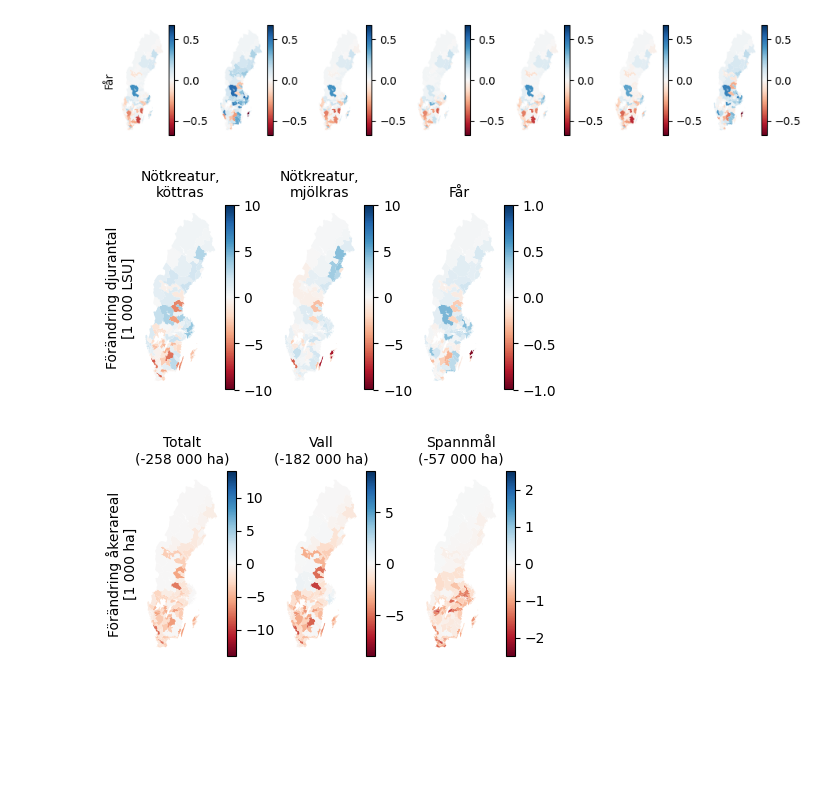
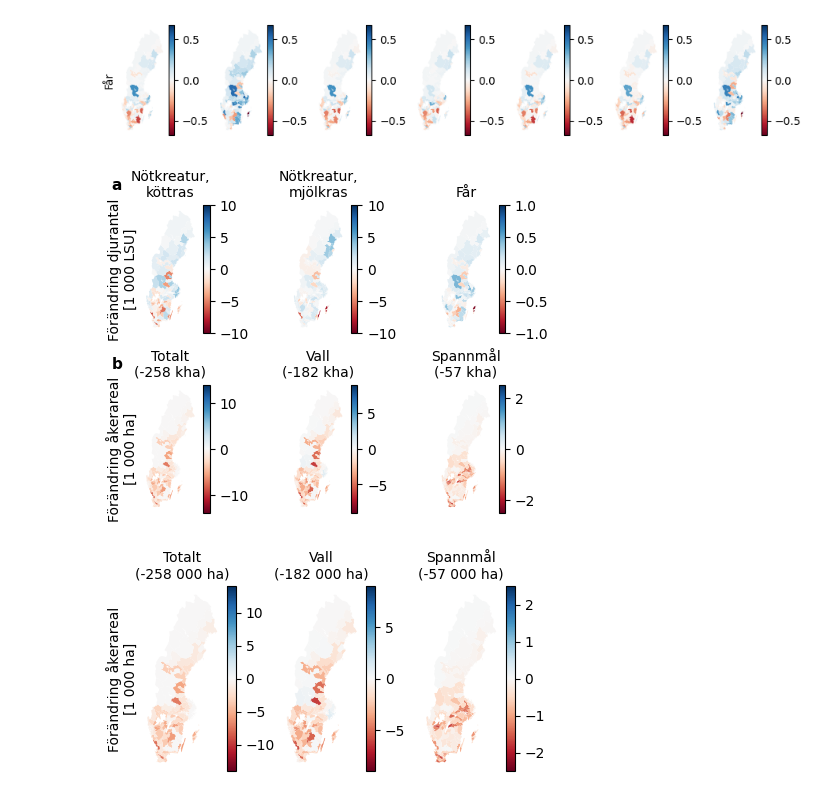
Before and after one commit to karlssonjo/seminatgrass, a Jupyter notebook: figs4swe_summary.ipynb, the cells around one changed output. Saved outputs shown, nothing was run; the diff lists cells and outputs as text; code cells hidden in the pictures; blank space fills up the shorter version.

Commit message:
Updated figures

```diff
--- a/figs4swe_summary.ipynb
+++ b/figs4swe_summary.ipynb
@@ -302,7 +288,7 @@ for scn in [s for s in sort if s != 'BL']:
         sort_xlabels=False,
         sort_groups=False,
         cmap=ListedColormap(name='X', colors=['#238b45','#bae4b3', '#6a51a3', '#cbc9e2', '#cb181d', '#fcae91', '#6baed6']),
-        ylabel='Djurantal [1,000 LSU]',
+        ylabel='Djurantal [1 000 LSU]',
         ylabel_fontsize=9,
         grouplabels_fontsize=9,
         ticklabels_fontsize=9,
@@ -351,13 +337,6 @@ STEERS
 # %% [markdown]
 ## Maps
 # %%
-def no_axis(ax):
-    ax.spines['top'].set_visible(False)
-    ax.spines['right'].set_visible(False)
-    ax.spines['bottom'].set_visible(False)
-    ax.spines['left'].set_visible(False)
-    ax.tick_params(left=False, bottom=False, labelbottom=False, labelleft=False)
-
 sps = ['Nötkreatur, köttras', 'Nötkreatur, mjölkras', 'Får']
 scns = [s for s in sort if s not in ['BL','ALL + NAT_HORSES','NAT_HORSES']]
 
@@ -372,7 +351,7 @@ for sp in sps:
 
     for scn,ax in zip(scns, axs):
         cm.plot.map_from_series(
-            _lsu_reg.loc[(scn, '+/-0 % CH$_{4}$')],
+            _lsu_reg.loc[(scn, '$\pm$0 % CH$_{4}$')],
             ax = ax,
             cmap = 'RdBu',
             vmax = max,
@@ -382,7 +361,7 @@ for sp in sps:
         if ax == axs[0]:
             ax.set_ylabel(sp)
         if sp == sps[0]:
-            ax.set_title(f"{rename_scn(scn)}\n({sng.loc[(scn,'+/-0 % CH$_{4}$')]:.2f} Mha)", size=9)
+            ax.set_title(f"{rename_scn(scn)}\n({sng.loc[(scn,'$\pm$0 % CH$_{4}$')]:.2f} Mha)", size=9)
 
     # fig.suptitle(sp, size=11)
     plt.tight_layout()
@@ -392,26 +371,68 @@ for sp in sps:
 [figure]
 [figure]
 # %%
-_lsu_reg = (lsu_reg.loc[('ALL', '+/-0 % CH$_{4}$')] - lsu_reg.loc[('BL', 'Nuläge')])
+_lsu_reg = (lsu_reg.loc[('ALL', '$\pm$0 % CH$_{4}$')] - lsu_reg.loc[('BL', 'Nuläge')])
 
 n = len(sps)
-fig, axs = plt.subplots(1,n, figsize=(1.7*n,2.4))
+fig, axs = plt.subplots(2,n, figsize=(1.8*n,4), gridspec_kw = {'hspace':0.4})
 
-for sp,ax in zip(sps, axs):
+for sp,ax in zip(sps, axs[0]):
     max = 10 * (0.1 if sp == 'Får' else 1)
     cm.plot.map_from_series(
         _lsu_reg.loc[sp],
         ax = ax,
         cmap = 'RdBu',
         vmin = -max,
         vmax = max
     )
     ax.set_title(sp.replace(', ',',\n'), size=10)
     no_axis(ax)
-    if ax == axs[0]:
+    if ax == axs[0][0]:
         ax.set_ylabel('Förändring djurantal\n[1 000 LSU]', size=10)
+
+ax = axs[1][0]
+d = cropland_tot.loc[('ALL','100')]-cropland_tot.loc[('BL','0')]
+cm.plot.map_from_series(
+    d,
+    ax = ax,
+    cmap='RdBu',
+    vmin=-14,
+    vmax=14
+)
+no_axis(ax)
+ax.set_ylabel('Förändring åkerareal\n[1 000 ha]', size=10)
+ax.set_title(f"Totalt\n({d.sum():.0f} kha)", size=10)
+
+ax = axs[1][1]
+d = ley.loc[('ALL','100')]-ley.loc[('BL','0')]
+cm.plot.map_from_series(
+    d,
+    ax = ax,
+    cmap='RdBu',
+    vmin=-9,
+    vmax=9
+)
+no_axis(ax)
+ax.set_title(f"Vall\n({d.sum():.0f} kha)", size=10)
+
+ax = axs[1][2]
+d = cereals.loc[('ALL','100')]-cereals.loc[('BL','0')]
+cm.plot.map_from_series(
+    d,
+    ax = ax,
+    cmap='RdBu',
+    vmin=-2.5,
+    vmax=2.5
+)
+no_axis(ax)
+ax.set_title(f"Spannmål\n({d.sum():.0f} kha)", size=10)
+
+_annotate(axs[0][0], 'a  ')
+_annotate(axs[1][0], 'b  ')
+
+plt.show()
 # %% [output]
-[figure, old version]
+[figure, new version]
 # %%
 fig, axs = plt.subplots(1,3, figsize=(1.7*3,2.4))
 
```
Also changed, not shown: parts of 9 cells of this notebook.
